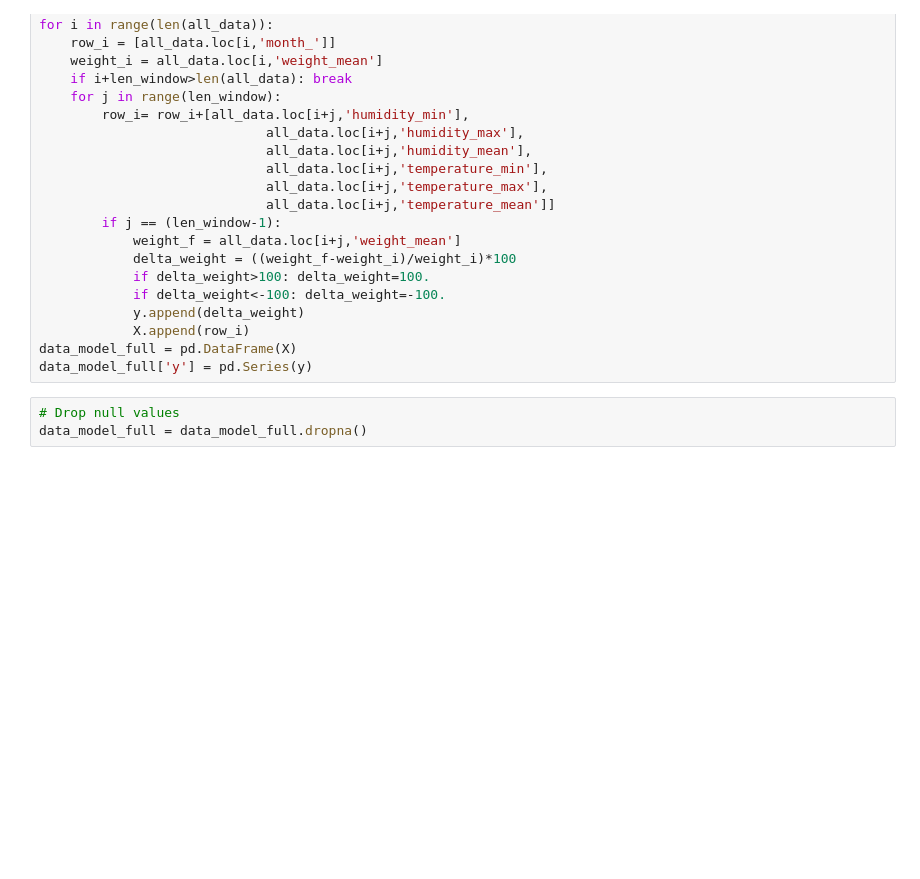
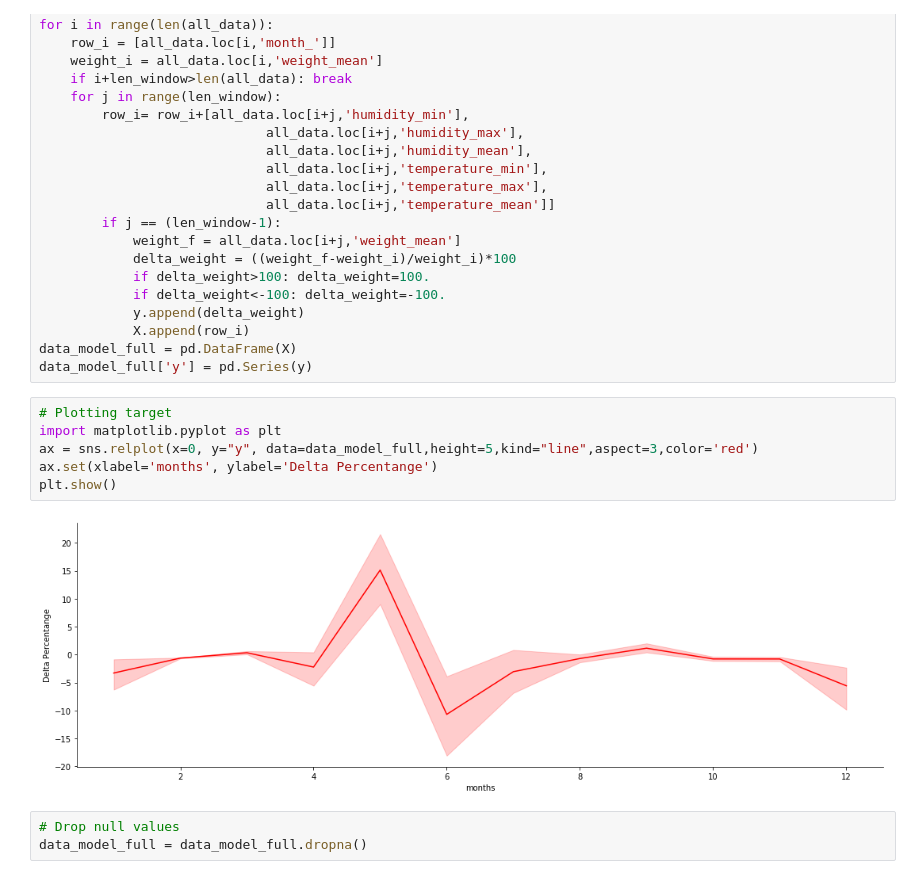
Before and after one commit to opertifelipe/bee_ml, a Jupyter notebook: bee.ipynb, the cells around one changed output. Cells and saved outputs as stored; diff of their text form; blank space fills up the shorter version.

```diff
--- a/bee.ipynb
+++ b/bee.ipynb
@@ -86,6 +86,14 @@ for i in range(len(all_data)):
             X.append(row_i)
 data_model_full = pd.DataFrame(X)
 data_model_full['y'] = pd.Series(y)
+# %%
+# Plotting target
+import matplotlib.pyplot as plt
+ax = sns.relplot(x=0, y="y", data=data_model_full,height=5,kind="line",aspect=3,color='red')
+ax.set(xlabel='months', ylabel='Delta Percentange')
+plt.show()
+# %% [output]
+[figure, added]
 # %%
 # Drop null values
 data_model_full = data_model_full.dropna()
```
Also changed, not shown: 1 other file.
